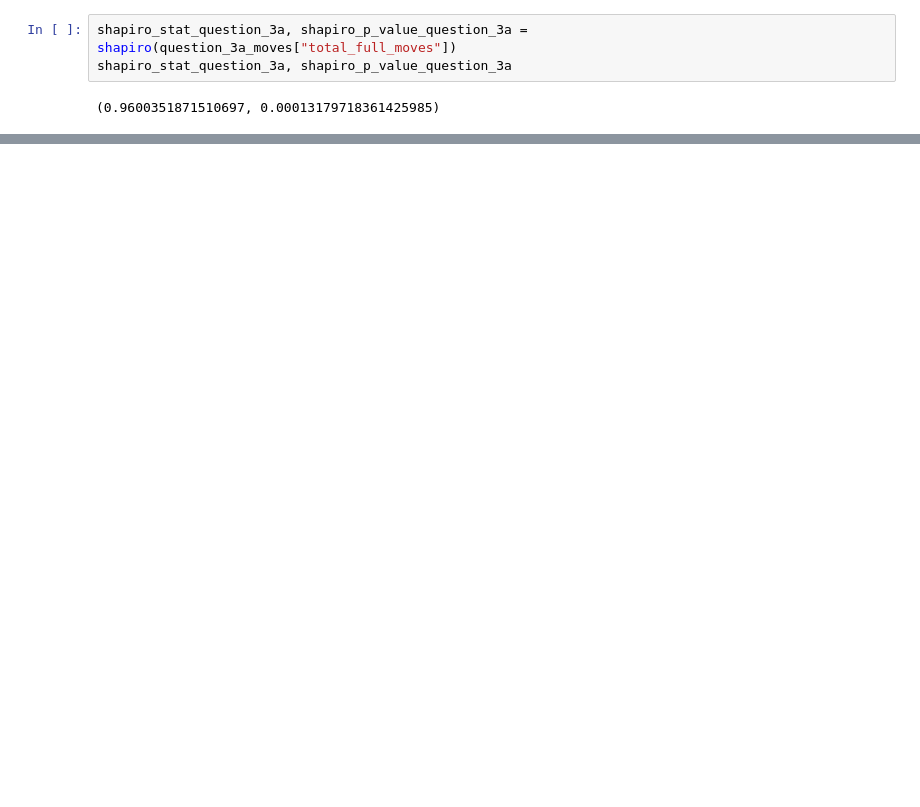
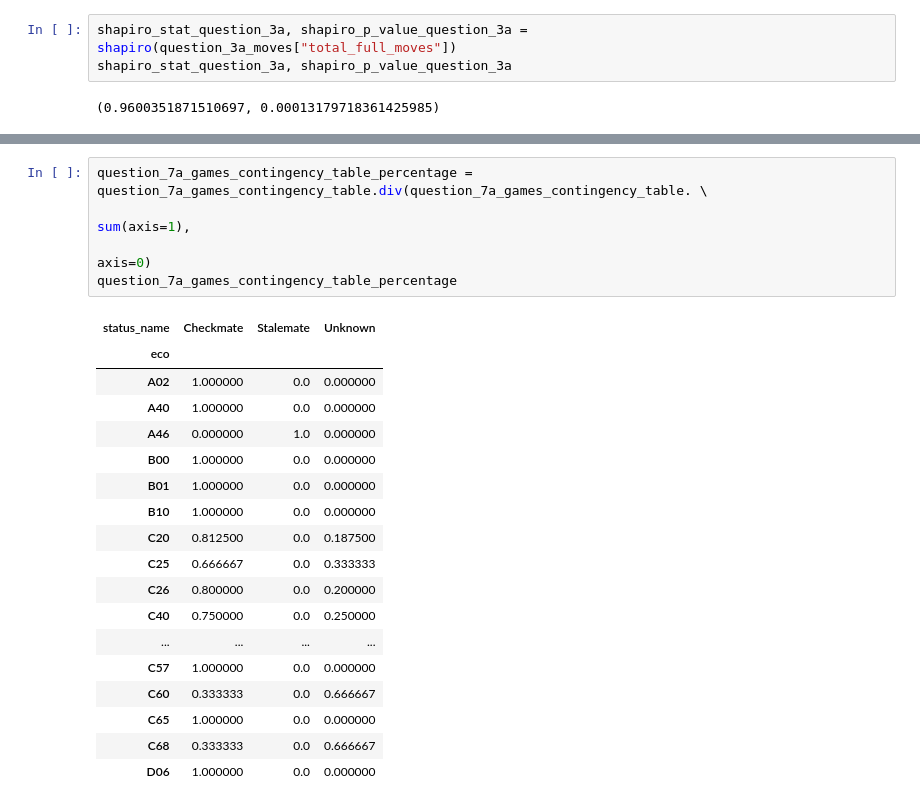
Before and after one commit to johnsonlarryl/csce-5320, a Jupyter notebook: notebooks/personal_positions.ipynb, the cells around one changed output, grey strips where cells are left out. Drawn from its saved outputs; the diff is of its cells as text; blank space fills up the shorter version.

```diff
--- a/notebooks/personal_positions.ipynb
+++ b/notebooks/personal_positions.ipynb
@@ -506,0 +566,24 @@ interpret_p_value(shapiro_p_value_question_3a)
+# %%
+question_7a_games_contingency_table_percentage =  question_7a_games_contingency_table.div(question_7a_games_contingency_table. \
+                                                                                          sum(axis=1),
+                                                                                              axis=0)
+question_7a_games_contingency_table_percentage
+# %% [output]
+| status_name | Checkmate | Stalemate | Unknown |
+| eco |  |  |  |
+| A02 | 1.000000 | 0.0 | 0.000000 |
+| A40 | 1.000000 | 0.0 | 0.000000 |
+| A46 | 0.000000 | 1.0 | 0.000000 |
+| B00 | 1.000000 | 0.0 | 0.000000 |
+| B01 | 1.000000 | 0.0 | 0.000000 |
+| B10 | 1.000000 | 0.0 | 0.000000 |
+| C20 | 0.812500 | 0.0 | 0.187500 |
+| C25 | 0.666667 | 0.0 | 0.333333 |
+| C26 | 0.800000 | 0.0 | 0.200000 |
+| C40 | 0.750000 | 0.0 | 0.250000 |
+| ... | ... | ... | ... |
+| C57 | 1.000000 | 0.0 | 0.000000 |
+| C60 | 0.333333 | 0.0 | 0.666667 |
+| C65 | 1.000000 | 0.0 | 0.000000 |
+| C68 | 0.333333 | 0.0 | 0.666667 |
+| D06 | 1.000000 | 0.0 | 0.000000 |
```
Also changed, not shown: parts of 25 cells of this notebook.
